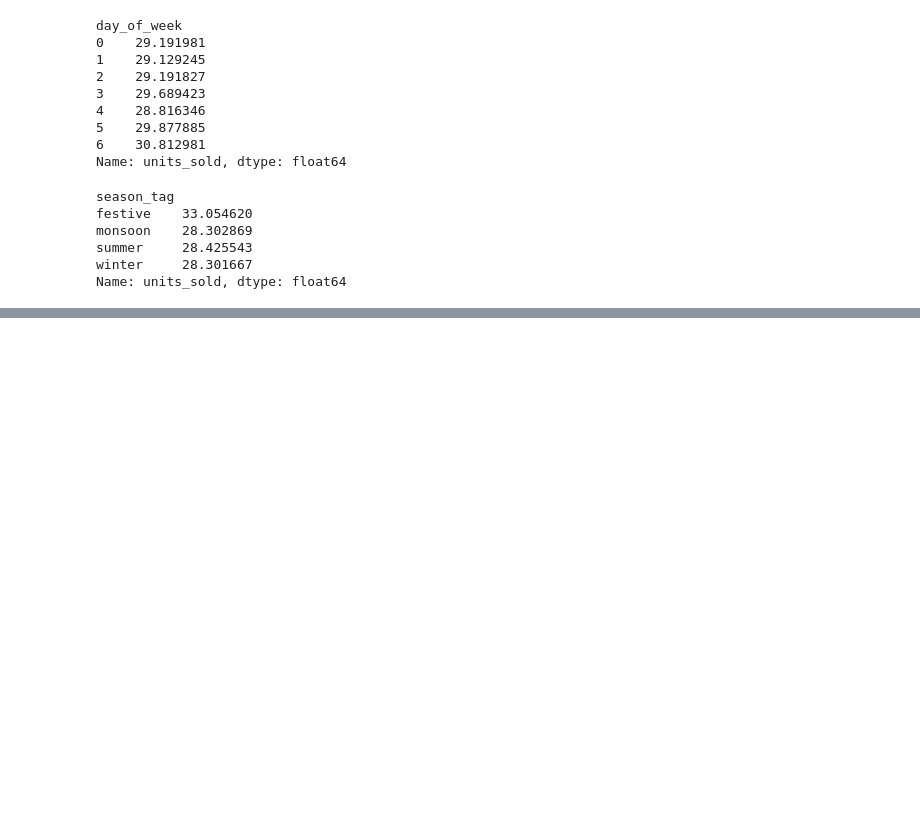
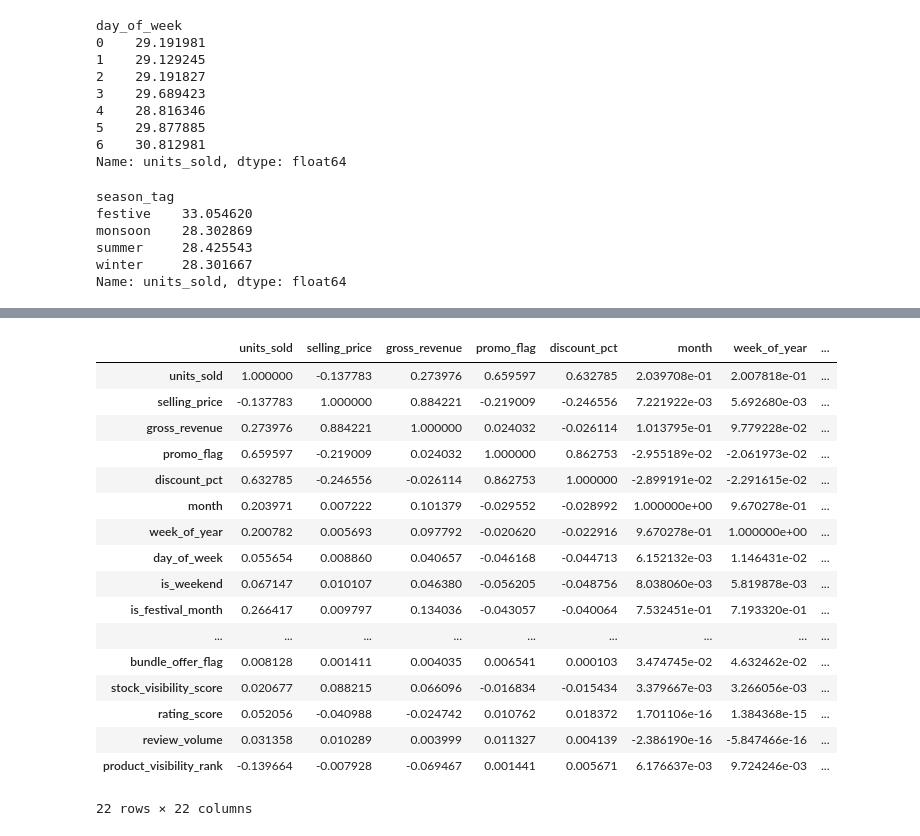
Before and after one commit to kushalsha40/Inventory_Optiimization_demand_forecasting, a Jupyter notebook: inventory_optimization/notebooks/eda.ipynb, the cells around one changed output, grey strips where cells are left out. Cells and saved outputs as stored; diff of their text form; code cells hidden in the pictures; blank space fills up the shorter version.

```diff
--- a/inventory_optimization/notebooks/eda.ipynb
+++ b/inventory_optimization/notebooks/eda.ipynb
@@ -117,0 +164,23 @@ Name: units_sold, dtype: float64
+# %%
+num_cols = sales.select_dtypes(include=['number'])
+# %%
+num_cols.corr()
+# %% [output]
+|  | units_sold | selling_price | gross_revenue | promo_flag | discount_pct | month | week_of_year | ... |
+| units_sold | 1.000000 | -0.137783 | 0.273976 | 0.659597 | 0.632785 | 2.039708e-01 | 2.007818e-01 | ... |
+| selling_price | -0.137783 | 1.000000 | 0.884221 | -0.219009 | -0.246556 | 7.221922e-03 | 5.692680e-03 | ... |
+| gross_revenue | 0.273976 | 0.884221 | 1.000000 | 0.024032 | -0.026114 | 1.013795e-01 | 9.779228e-02 | ... |
+| promo_flag | 0.659597 | -0.219009 | 0.024032 | 1.000000 | 0.862753 | -2.955189e-02 | -2.061973e-02 | ... |
+| discount_pct | 0.632785 | -0.246556 | -0.026114 | 0.862753 | 1.000000 | -2.899191e-02 | -2.291615e-02 | ... |
+| month | 0.203971 | 0.007222 | 0.101379 | -0.029552 | -0.028992 | 1.000000e+00 | 9.670278e-01 | ... |
+| week_of_year | 0.200782 | 0.005693 | 0.097792 | -0.020620 | -0.022916 | 9.670278e-01 | 1.000000e+00 | ... |
+| day_of_week | 0.055654 | 0.008860 | 0.040657 | -0.046168 | -0.044713 | 6.152132e-03 | 1.146431e-02 | ... |
+| is_weekend | 0.067147 | 0.010107 | 0.046380 | -0.056205 | -0.048756 | 8.038060e-03 | 5.819878e-03 | ... |
+| is_festival_month | 0.266417 | 0.009797 | 0.134036 | -0.043057 | -0.040064 | 7.532451e-01 | 7.193320e-01 | ... |
+| ... | ... | ... | ... | ... | ... | ... | ... | ... |
+| bundle_offer_flag | 0.008128 | 0.001411 | 0.004035 | 0.006541 | 0.000103 | 3.474745e-02 | 4.632462e-02 | ... |
+| stock_visibility_score | 0.020677 | 0.088215 | 0.066096 | -0.016834 | -0.015434 | 3.379667e-03 | 3.266056e-03 | ... |
+| rating_score | 0.052056 | -0.040988 | -0.024742 | 0.010762 | 0.018372 | 1.701106e-16 | 1.384368e-15 | ... |
+| review_volume | 0.031358 | 0.010289 | 0.003999 | 0.011327 | 0.004139 | -2.386190e-16 | -5.847466e-16 | ... |
+| product_visibility_rank | -0.139664 | -0.007928 | -0.069467 | 0.001441 | 0.005671 | 6.176637e-03 | 9.724246e-03 | ... |
+22 rows × 22 columns
```
Also changed, not shown: parts of 29 cells of this notebook, 2 other files.
